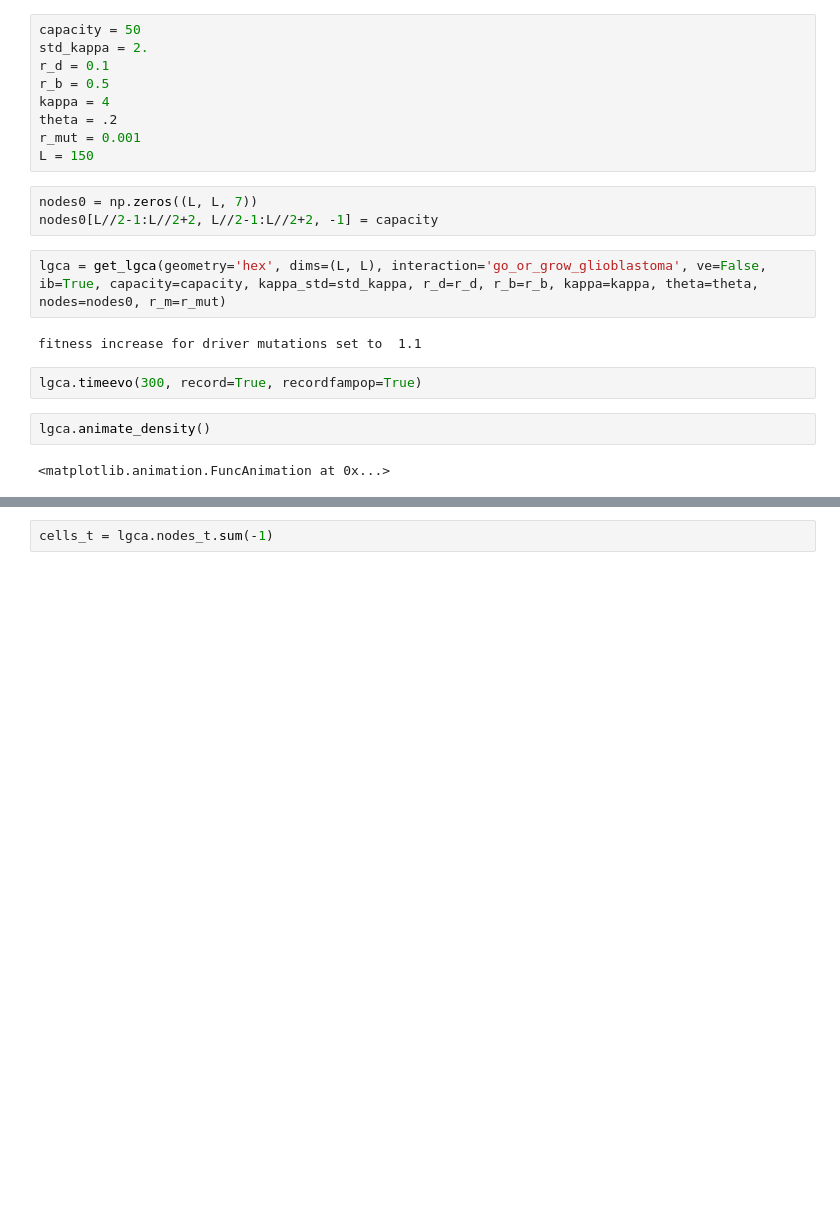
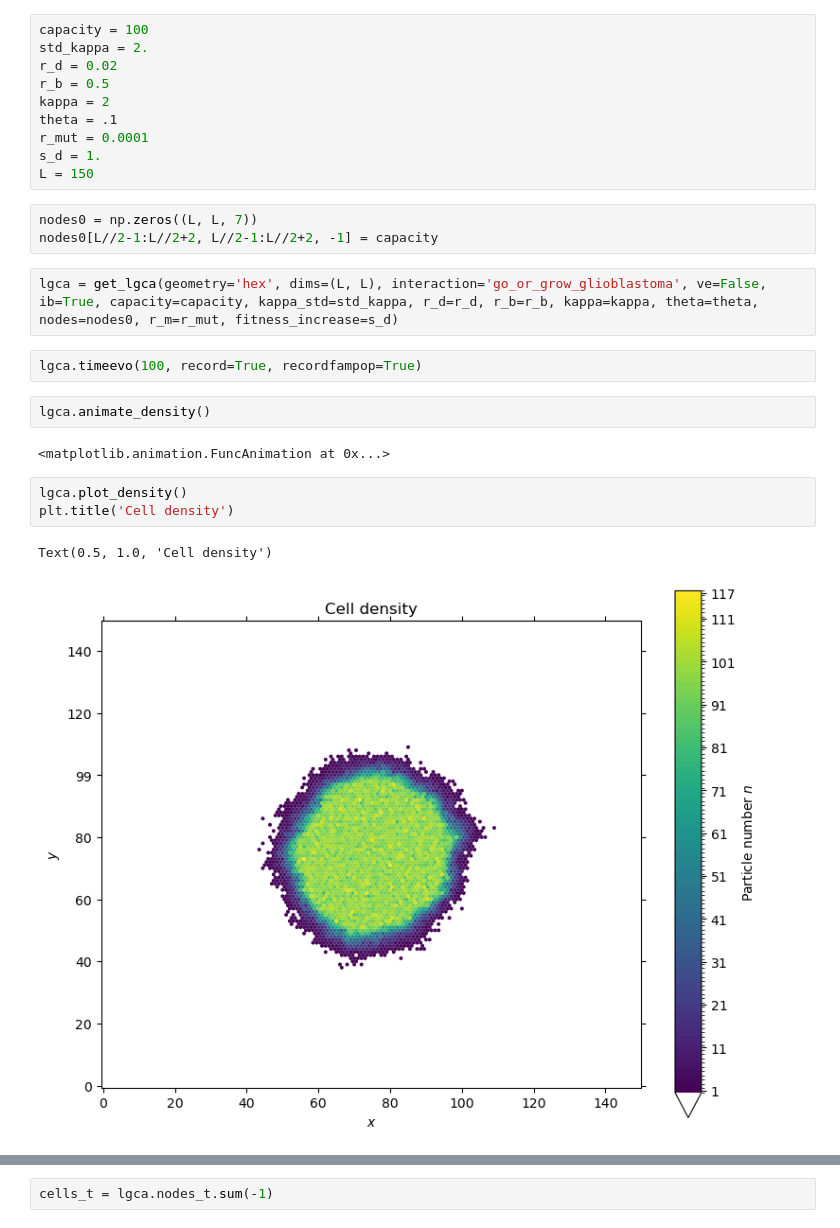
Before and after one commit to sisyga/biolgca, a Jupyter notebook: first_test_glio_evo.ipynb, the cells around one changed output, grey strips where cells are left out. Drawn from its saved outputs; the diff is of its cells as text; blank space fills up the shorter version.

```diff
--- a/first_test_glio_evo.ipynb
+++ b/first_test_glio_evo.ipynb
@@ -24,25 +23,30 @@ import numpy as np
 # %%
-capacity = 50
+capacity = 100
 std_kappa = 2.
-r_d = 0.1
+r_d = 0.02
 r_b = 0.5
-kappa = 4
-theta = .2
-r_mut = 0.001
+kappa = 2
+theta = .1
+r_mut = 0.0001
+s_d = 1.
 L = 150
 # %%
 nodes0 = np.zeros((L, L, 7))
 nodes0[L//2-1:L//2+2, L//2-1:L//2+2, -1] = capacity
 # %%
-lgca = get_lgca(geometry='hex', dims=(L, L), interaction='go_or_grow_glioblastoma', ve=False, ib=True, capacity=capacity, kappa_std=std_kappa, r_d=r_d, r_b=r_b, kappa=kappa, theta=theta, nodes=nodes0, r_m=r_mut)
+lgca = get_lgca(geometry='hex', dims=(L, L), interaction='go_or_grow_glioblastoma', ve=False, ib=True, capacity=capacity, kappa_std=std_kappa, r_d=r_d, r_b=r_b, kappa=kappa, theta=theta, nodes=nodes0, r_m=r_mut, fitness_increase=s_d)
-# %% [output]
-fitness increase for driver mutations set to  1.1
 # %%
-lgca.timeevo(300, record=True, recordfampop=True)
+lgca.timeevo(100, record=True, recordfampop=True)
 # %%
 lgca.animate_density()
 # %% [output]
 <matplotlib.animation.FuncAnimation at 0x...>
+# %%
+lgca.plot_density()
+plt.title('Cell density')
+# %% [output]
+Text(0.5, 1.0, 'Cell density')
+[figure, added]
 # %%
 cutoff_rel = 0.01
 _, _, _, fcmap = lgca.muller_plot(cutoff_rel=cutoff_rel)
```
Also changed, not shown: parts of 12 cells of this notebook.
